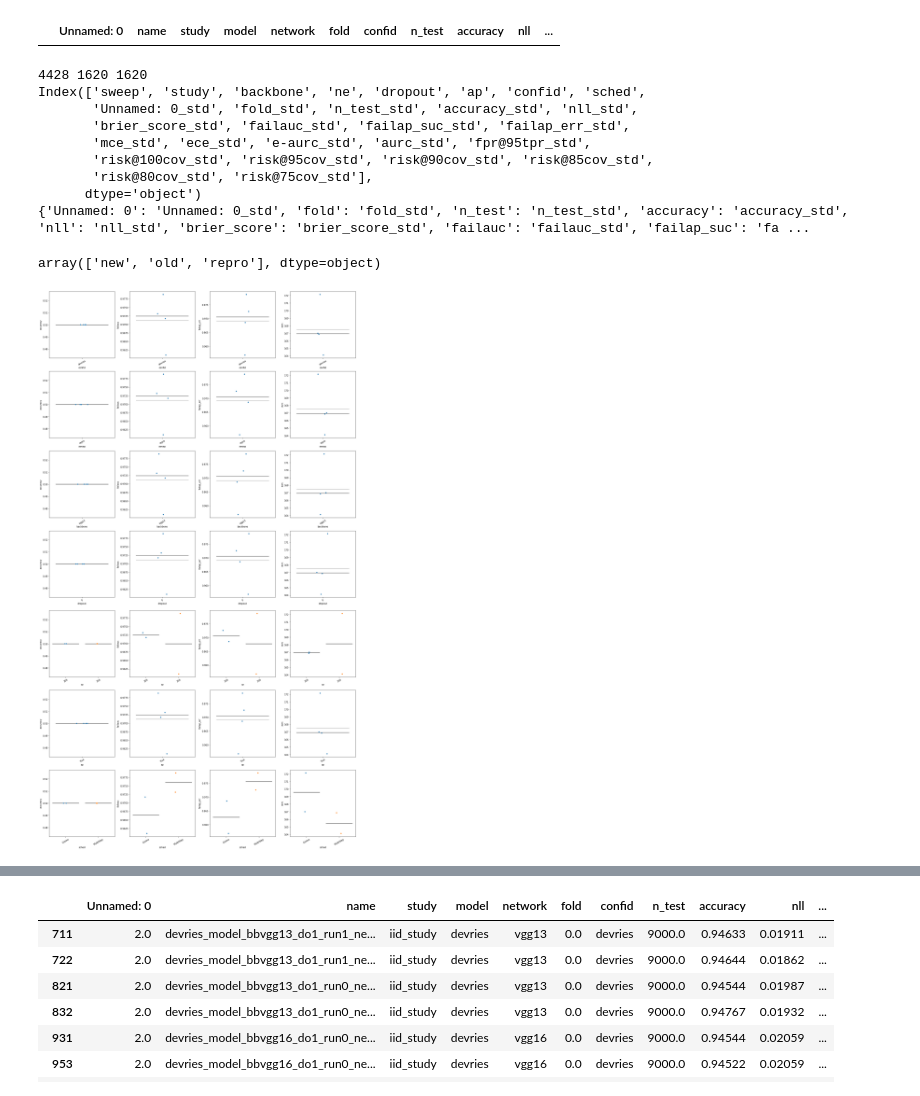
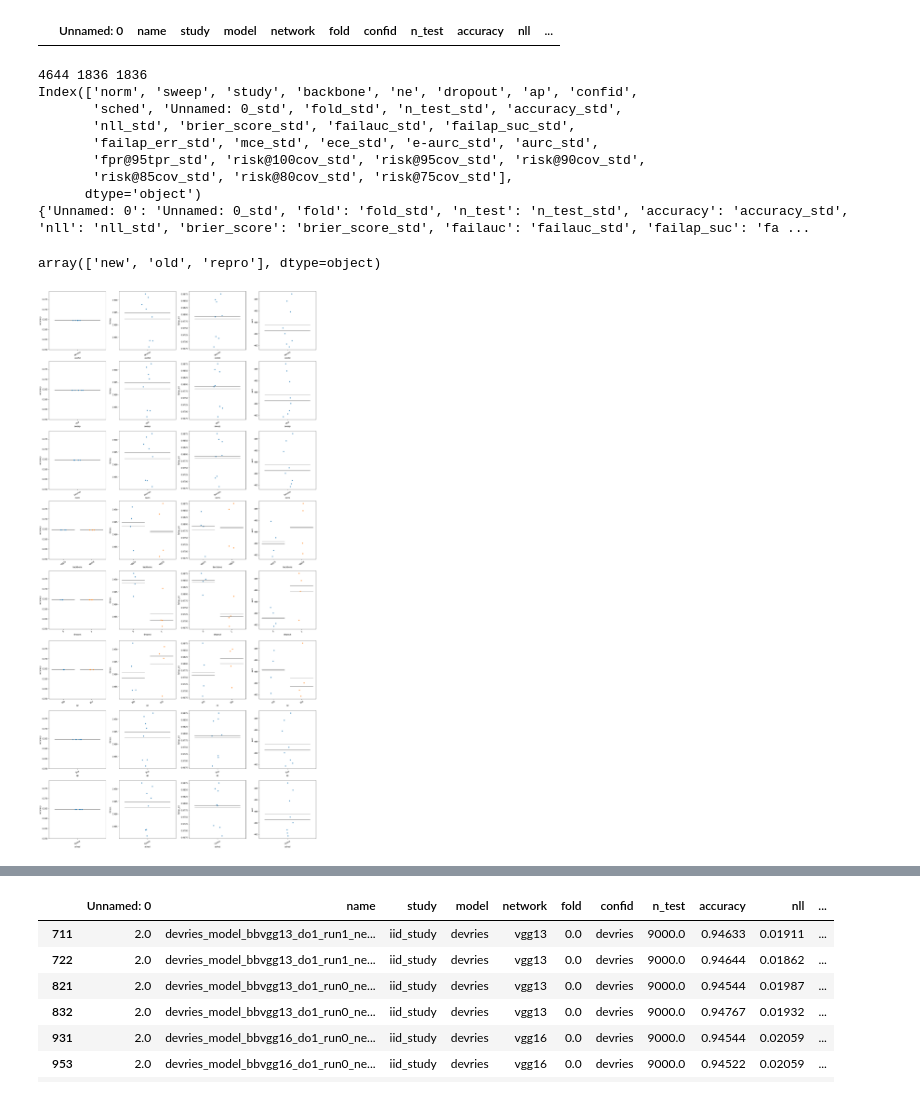
Before and after one commit to IML-DKFZ/fd-shifts, a Jupyter notebook: notebooks/devries_sweep_analysis.ipynb, the cells around one changed output, grey strips where cells are left out. Drawn from its saved outputs; the diff is of its cells as text; code cells hidden in the pictures.

Commit message:
cifar10_paper_sweep

```diff
--- a/notebooks/devries_sweep_analysis.ipynb
+++ b/notebooks/devries_sweep_analysis.ipynb
@@ -109,31 +109,33 @@ df["model"] = df.apply(lambda row: row["name"].split("_")[0], axis=1)
 df["ne"] = df.apply(lambda row: row["name"].split("ne")[1].split("_")[0], axis=1)
 df["ap"] = df.apply(lambda row: False if "apFalse" in row["name"] else True, axis=1)
 df["sched"] = df.apply(lambda row: "MultiStep" if "MultiStep" in row["name"] else "Cosine", axis=1)
+df["norm"] = df.apply(lambda row: "Orig" if "normorig" in row["name"] else "Devries", axis=1)
 
 
 # df["ms"] = df.apply(lambda row: False if "msFalse" in row["name"] else True, axis=1)
 # df.backbone.tolist()
 # %%
 import numpy as np
-dfg = df.groupby(by=["sweep", "study", "backbone", "ne", "dropout", "ap", "confid", "sched"]).mean().reset_index()
-dfg_std = df.groupby(by=["sweep",  "study", "backbone", "ne", "dropout", "ap", "confid", "sched"]).std().reset_index()
-rename_dict = {k:"{}_std".format(k) for k in dfg.columns if k not in ["sweep", "study", "backbone", "ne", "dropout", "ap", "confid", "sched"] }
+non_agg_columns = ["norm", "sweep", "study", "backbone", "ne", "dropout", "ap", "confid", "sched"]
+dfg = df.groupby(by=non_agg_columns).mean().reset_index()
+dfg_std = df.groupby(by=non_agg_columns).std().reset_index()
+rename_dict = {k:"{}_std".format(k) for k in dfg.columns if k not in non_agg_columns }
 dfg_std = dfg_std.rename(columns=rename_dict)
 print(len(df), len(dfg), len(dfg_std))
 print(dfg_std.columns)
 print(rename_dict)
 # %% [output]
-4428 1620 1620
-Index(['sweep', 'study', 'backbone', 'ne', 'dropout', 'ap', 'confid', 'sched',
-       'Unnamed: 0_std', 'fold_std', 'n_test_std', 'accuracy_std', 'nll_std',
-       'brier_score_std', 'failauc_std', 'failap_suc_std', 'failap_err_std',
-       'mce_std', 'ece_std', 'e-aurc_std', 'aurc_std', 'fpr@95tpr_std',
-       'risk@100cov_std', 'risk@95cov_std', 'risk@90cov_std', 'risk@85cov_std',
-       'risk@80cov_std', 'risk@75cov_std'],
+4644 1836 1836
+Index(['norm', 'sweep', 'study', 'backbone', 'ne', 'dropout', 'ap', 'confid',
+       'sched', 'Unnamed: 0_std', 'fold_std', 'n_test_std', 'accuracy_std',
+       'nll_std', 'brier_score_std', 'failauc_std', 'failap_suc_std',
+       'failap_err_std', 'mce_std', 'ece_std', 'e-aurc_std', 'aurc_std',
+       'fpr@95tpr_std', 'risk@100cov_std', 'risk@95cov_std', 'risk@90cov_std',
+       'risk@85cov_std', 'risk@80cov_std', 'risk@75cov_std'],
       dtype='object')
 {'Unnamed: 0': 'Unnamed: 0_std', 'fold': 'fold_std', 'n_test': 'n_test_std', 'accuracy': 'accuracy_std', 'nll': 'nll_std', 'brier_score': 'brier_score_std', 'failauc': 'failauc_std', 'failap_suc': 'fa ...
 # %%
-study= "new_class_study_tinyimagenet_resize_original_mode"
+study= "new_class_study_svhn_original_mode"
 data =  dfg[(dfg.study == study)]
 data_std =  dfg_std[(dfg_std.study == study)]
 # data =  df[(df.study == "new_class_study_tinyimagenet_resize_original_mode")]
@@ -143,21 +145,21 @@ data.sweep.unique()
 # %% [output]
 array(['new', 'old', 'repro'], dtype=object)
 # %%
-plot_data = data[(data.confid == "devries") & (data.sweep=="repro") & (data.backbone=="vgg13")] # [(data["ne"].str.contains("200")) & (data.dropout == "0") ]
-dims = ["confid", "sweep", "backbone", "dropout", "ne", "ap", "sched"]
+plot_data = data[(data.confid == "devries")  &  (data.sweep == "new")  ] # [(data["ne"].str.contains("200")) & (data.dropout == "0") ]
+dims = ["confid", "sweep", "norm", "backbone", "dropout", "ne", "ap", "sched"]
 metrics = ["accuracy", "failauc", "failap_err", "aurc"]
 scale = 5
 f, axs = plt.subplots(nrows=len(dims), ncols=len(metrics), figsize=(len(metrics)*scale, len(dims)*scale))
 for xix, dim in enumerate(dims):
     for yix, metric in enumerate(metrics):
         y = metric
         sns.stripplot(ax=axs[xix, yix], x=dim, y=metric, data=plot_data)
         sns.boxplot(ax=axs[xix, yix], x=dim, y=metric, data=plot_data, saturation=0, showbox=False, showcaps=False, showfliers=False, whiskerprops=whiskerprops, showmeans=True, meanprops=meanprops, meanline=True)
         axs[xix, yix].set_xticklabels(axs[xix, yix].get_xticklabels(),rotation=30)
 
 plt.tight_layout()
 # %% [output]
-[figure, old version]
+[figure, new version]
 # %%
 std_columns = [c for c in data_std.columns if "std"in c]
 for s in std_columns:
```
Also changed, not shown: parts of 6 cells of this notebook, 25 other files.
